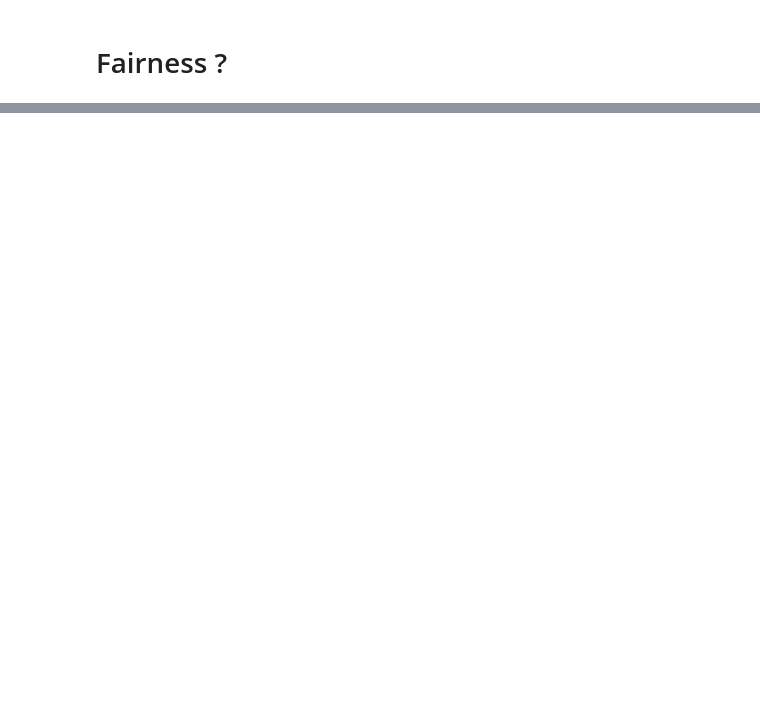
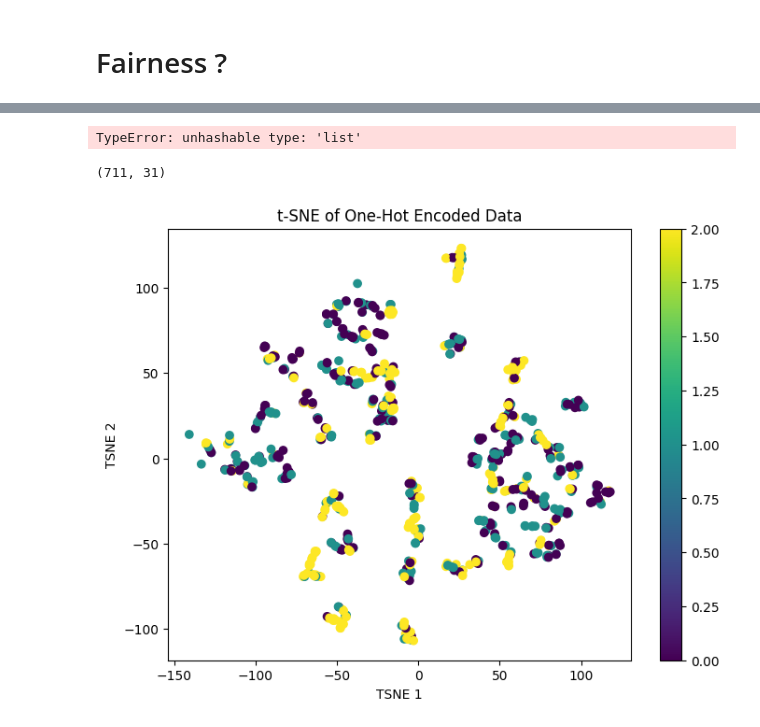
Before and after one commit to Laurie2905-JOHN/Masters_RL, a Jupyter notebook: notebooks/conflict_and_feedback.ipynb, the cells around one changed output, grey strips where cells are left out. Drawn from its saved outputs; the diff is of its cells as text; code cells hidden in the pictures; blank space fills up the shorter version.

```diff
--- a/notebooks/conflict_and_feedback.ipynb
+++ b/notebooks/conflict_and_feedback.ipynb
@@ -1796,0 +1509,52 @@ cabbage: Pos: 10 -> Pos: 12
+# %%
+ingredient_df = get_ingredient_data()
+preferences = get_preference_data()
+child_data = get_child_data()
+X, y, label_encoder, preprocessor = prepare_ml_data(preferences, ingredient_df, child_data)
+
+# Convert sparse matrix to dense format if necessary
+X_dense = X.toarray() if hasattr(X, 'toarray') else X
+
+# Apply SMOTE
+smote = SMOTE(random_state=42)
+
+X_resampled, y_resampled = smote.fit_resample(X_dense, y)
+
+print(X_resampled.shape)
+# from sklearn.manifold import TSNE
+# tsne = TSNE(n_components=2, perplexity=30, n_iter=300)
+# tsne_components = tsne.fit_transform(one_hot_encoded_df)
+
+
+# plot_3d_mca(X, y)
+# plot_2d_mca(X, y)
+# plot_3d_mca_interactive(X, y)
+# plot_scree_mca(preprocessor, n_components=10)
+# %% [output]
+TypeError: unhashable type: 'list'
+# %%
+print(X_resampled.shape
+# %% [output]
+(711, 31)
+# %%
+import pandas as pd
+from sklearn.manifold import TSNE
+import plotly.express as px
+
+# # Assuming X is your feature DataFrame and y is your target Series
+tsne = TSNE(n_components=2, perplexity=5, max_iter=5000)
+tsne_components = tsne.fit_transform(X_resampled)
+
+# Creating a DataFrame with t-SNE components and the target variable
+tsne_df = pd.DataFrame(data=tsne_components, columns=['TSNE 1', 'TSNE 2'])
+tsne_df['Target'] = y_resampled
+
+plt.figure(figsize=(8,6))
+plt.scatter(tsne_df['TSNE 1'], tsne_df['TSNE 2'], c=tsne_df['Target'])
+plt.xlabel('TSNE 1')
+plt.ylabel('TSNE 2')
+plt.title('t-SNE of One-Hot Encoded Data')
+plt.colorbar()
+plt.show()
+# %% [output]
+[figure, added]
```
Also changed, not shown: parts of 39 cells of this notebook, 9 other files.
